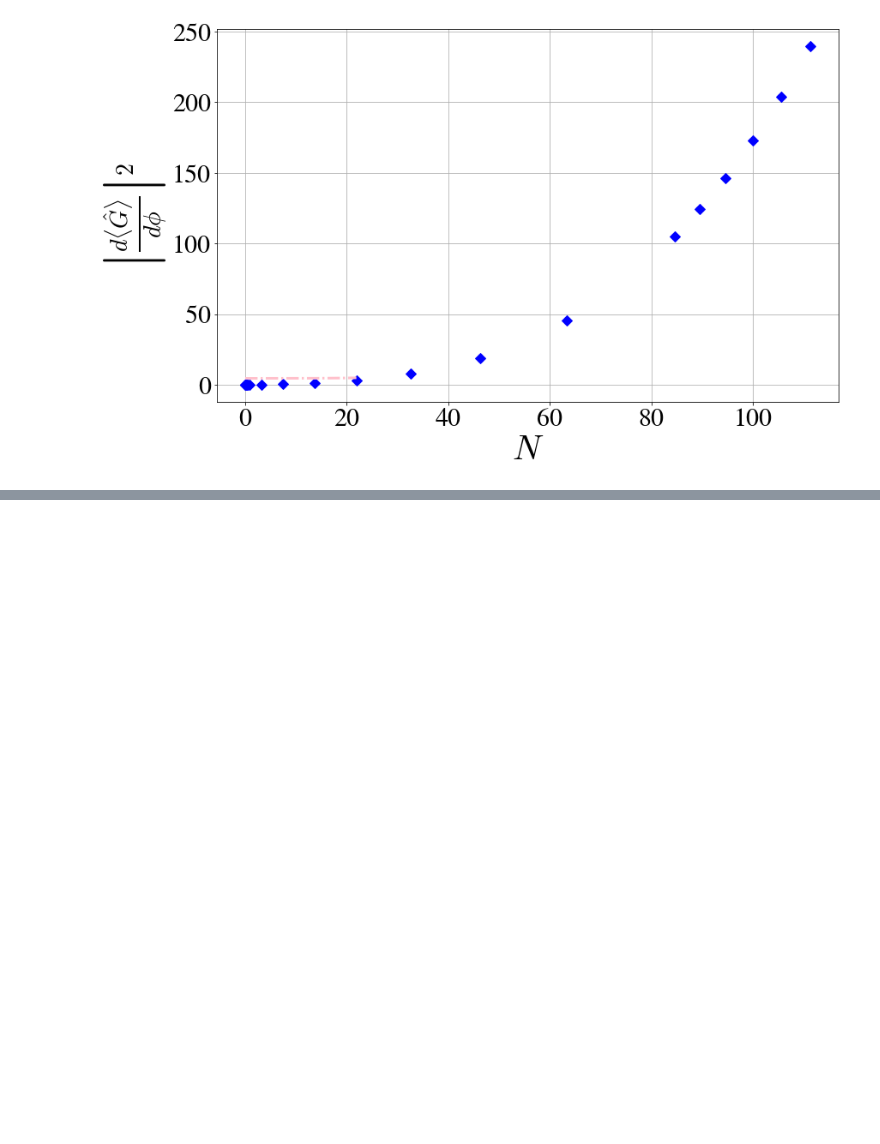
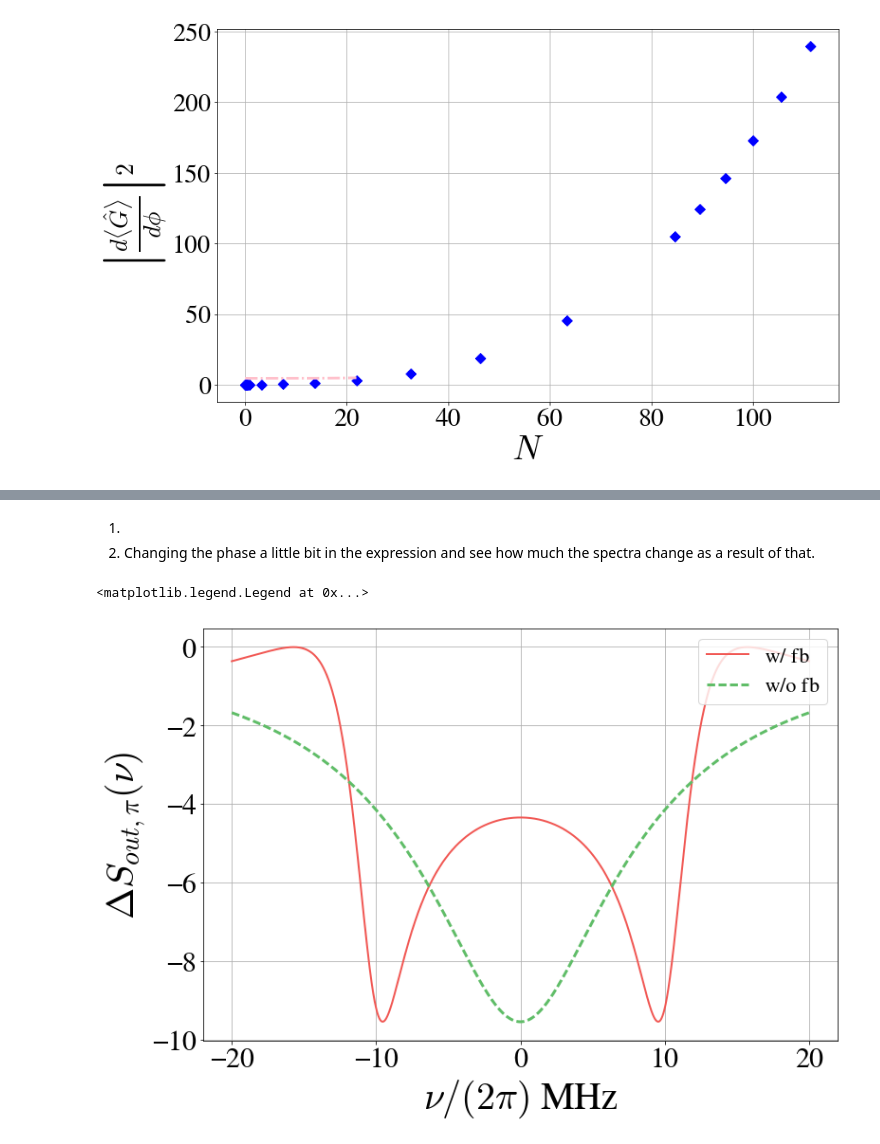
Before and after one commit to nemetniki/General-linear-model, a Jupyter notebook: NDPA_sensitivity.ipynb, the cells around one changed output, grey strips where cells are left out. Saved outputs shown, nothing was run; the diff lists cells and outputs as text; code cells hidden in the pictures; blank space fills up the shorter version.

Commit message:
Scott's suggestion for phase sensitivity checked.

```diff
--- a/NDPA_sensitivity.ipynb
+++ b/NDPA_sensitivity.ipynb
@@ -299,0 +341,3 @@ plt.plot(line,func5(line,*popt5),color='pink',lw=3,ls='-.')
+# %% [markdown]
+1. $\ $
+2. Changing the phase a little bit in the expression and see how much the spectra change as a result of that.
@@ -299,0 +415,75 @@ plt.plot(line,func5(line,*popt5),color='pink',lw=3,ls='-.')
+# %%
+%matplotlib inline
+import numpy as np
+import matplotlib.pyplot as plt
+import matplotlib as mpl
+
+mpl.rcParams['mathtext.fontset'] = 'cm'
+mpl.rcParams['mathtext.rm'] = 'serif'
+mpl.rc('font',family='FreeSerif')
+mpl.rc('xtick',labelsize=30)
+mpl.rc('ytick',labelsize=30)
+
+colors={'red':(241/255.,88/255.,84/255.),\
+        'orange':(250/255,164/255.,58/255.),\
+        'pink':(241/255,124/255.,176/255.),\
+        'brown':(178/255,145/255.,47/255.),\
+        'purple':(178/255,118/255.,178/255.),\
+        'green':(96/255,189/255.,104/255.),\
+        'blue':(93/255,165/255.,218/255.),\
+        'yellow':(222/255., 207/255., 63/255),\
+        'black':(0.,0.,0.)}
+collab = ["yellow","red","green","purple","blue","pink","brown","orange","black"]
+ls = ["-","--","-.",":","-","--","-.",":"]
+lw = [5,3,3,4,2,4]
+fsfont = {'fontname':'FreeSerif',"fontsize":40}
+
+nu = np.linspace(-20,20,100001)
+vec = np.array([0.000000001,0.00000001,0.0000001,0.000001,0.00001,0.0001])#,0.001,0.01,0.1])#
+#def Squeez(eps,theta,Del,kapa,ra,kta,phia,La,thetapa,kapb,rb,ktb,phib,Lb,thetapb,nu):
+plt.figure(1,figsize=(12,8))
+#for i in range(0,len(vec)):
+#    phia = np.pi + vec[i]
+#    phia = vec[i]
+ #   print(phia)
+#    logphi = np.log10(vec[i])
+    #print(logphi)
+#    Sfb = (Squeez(0.5*10*2*np.pi,np.pi,0,10*2*np.pi,0.933012701892219,0,phia,0.06128224*100,0,\
+#             2*10*np.pi,0.933012701892219,0,np.pi,0.06128224*100,0,nu*2*np.pi)-\
+#    Squeez(0.5*10*2*np.pi,np.pi,0,10*2*np.pi,0.933012701892219,0,np.pi,0.06128224*100,0,\
+#             2*10*np.pi,0.933012701892219,0,np.pi,0.06128224*100,0,nu*2*np.pi))/(phia-np.pi)
+#    Snf = (Sth(0.5*10*2*np.pi,10*2*np.pi,0,np.pi,phia,nu*2*np.pi)-\
+#           Sth(0.5*10*2*np.pi,10*2*np.pi,0,np.pi,np.pi,nu*2*np.pi))/(phia-np.pi)
+#    Sfb = (Squeez(0.5*10*2*np.pi,np.pi,0,10*2*np.pi,0.5,2,phia,0.1174*100,0,\
+#             2*10*np.pi,0.5,2,0,0.1174*100,0,nu*2*np.pi)-\
+#    Squeez(0.5*10*2*np.pi,np.pi,0,10*2*np.pi,0.5,2,0,0.1174*100,0,\
+#             2*10*np.pi,0.5,2,0,0.1174*100,0,nu*2*np.pi))/(phia)
+#    Snf = (Sth(0.5*10*2*np.pi,10*2*np.pi,0,np.pi,phia,nu*2*np.pi)-\
+#           Sth(0.5*10*2*np.pi,10*2*np.pi,0,np.pi,0,nu*2*np.pi))/(phia)
+
+#    plt.plot(nu,Sfb,color=colors[collab[i]],ls=ls[i],lw=lw[i],\
+#             label="w/ fb $\Delta\\phi_a = 10^{%d}$" % logphi)
+#Snf = (Sth(0.5*10*2*np.pi,10*2*np.pi,0,np.pi,.0001,nu*2*np.pi)-\
+#       Sth(0.5*10*2*np.pi,10*2*np.pi,0,np.pi,0,nu*2*np.pi))/(phia)
+#Snf = (Sth(0.5*10*2*np.pi,10*2*np.pi,0,np.pi,np.pi+.0001,nu*2*np.pi)-\
+#       Sth(0.5*10*2*np.pi,10*2*np.pi,0,np.pi,np.pi,nu*2*np.pi))/(phia)
+Sfb = Squeez(0.5*10*2*np.pi,np.pi,0,10*2*np.pi,0.5,2,0,0.1174*100,0,\
+             2*10*np.pi,0.5,2,0,0.1174*100,0,nu*2*np.pi)
+Snf = Sth(0.5*10*2*np.pi,10*2*np.pi,0,np.pi,0,nu*2*np.pi)
+#Snf = Sth(0.5*10*2*np.pi,10*2*np.pi,0,np.pi,np.pi,nu*2*np.pi)
+#Sfb = Squeez(0.5*10*2*np.pi,np.pi,0,10*2*np.pi,0.933012701892219,0,np.pi,0.06128224*100,0,\
+#             2*10*np.pi,0.933012701892219,0,np.pi,0.06128224*100,0,nu*2*np.pi)
+
+#    plt.plot(nu,Snf,color=colors[collab[i+3]],ls=ls[i+3],lw=lw[i+3],\
+#             label="w/o fb $\Delta\\phi_a = 10^{%d}$" % logphi)
+#plt.plot(nu,Snf,color=colors[collab[-1]],lw=3,label="w/o fb $\Delta\\phi_a = 10^{-4}$")
+plt.plot(nu,Sfb,color=colors[collab[1]],lw=2,label="w/ fb")
+plt.plot(nu,Snf,color=colors[collab[2]],lw=3,ls="--",label="w/o fb")
+#plt.plot(nu,Snf[int(len(nu)/2)]+0*nu)
+plt.grid(True)
+plt.xlabel("$\\nu/(2\pi)$ MHz",**fsfont)
+plt.ylabel("$\Delta S_{out,\pi}(\\nu)$",**fsfont)
+plt.legend(fontsize=22,loc="upper right")
+# %% [output]
+<matplotlib.legend.Legend at 0x...>
+[figure, added]
```
Also changed, not shown: parts of 4 cells of this notebook, 1 other file.
